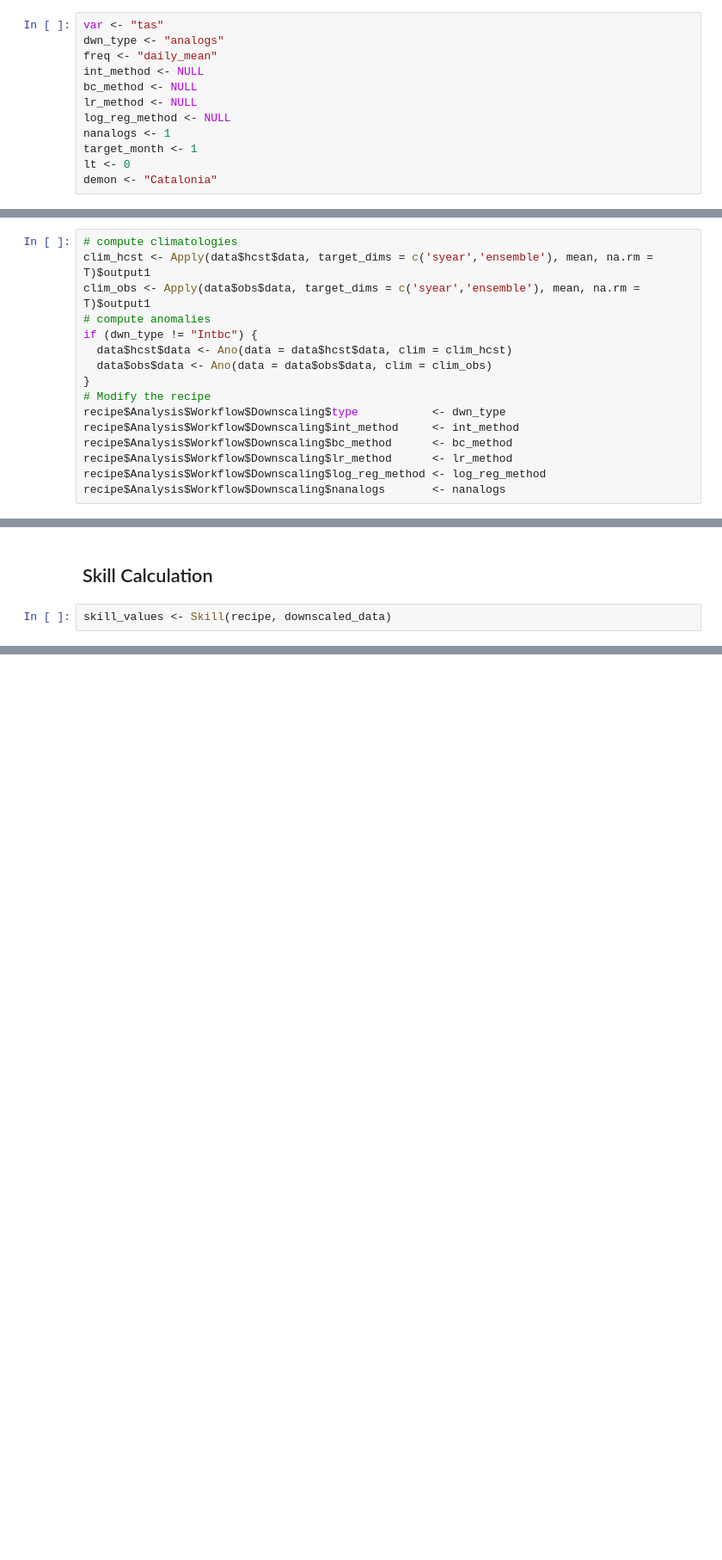
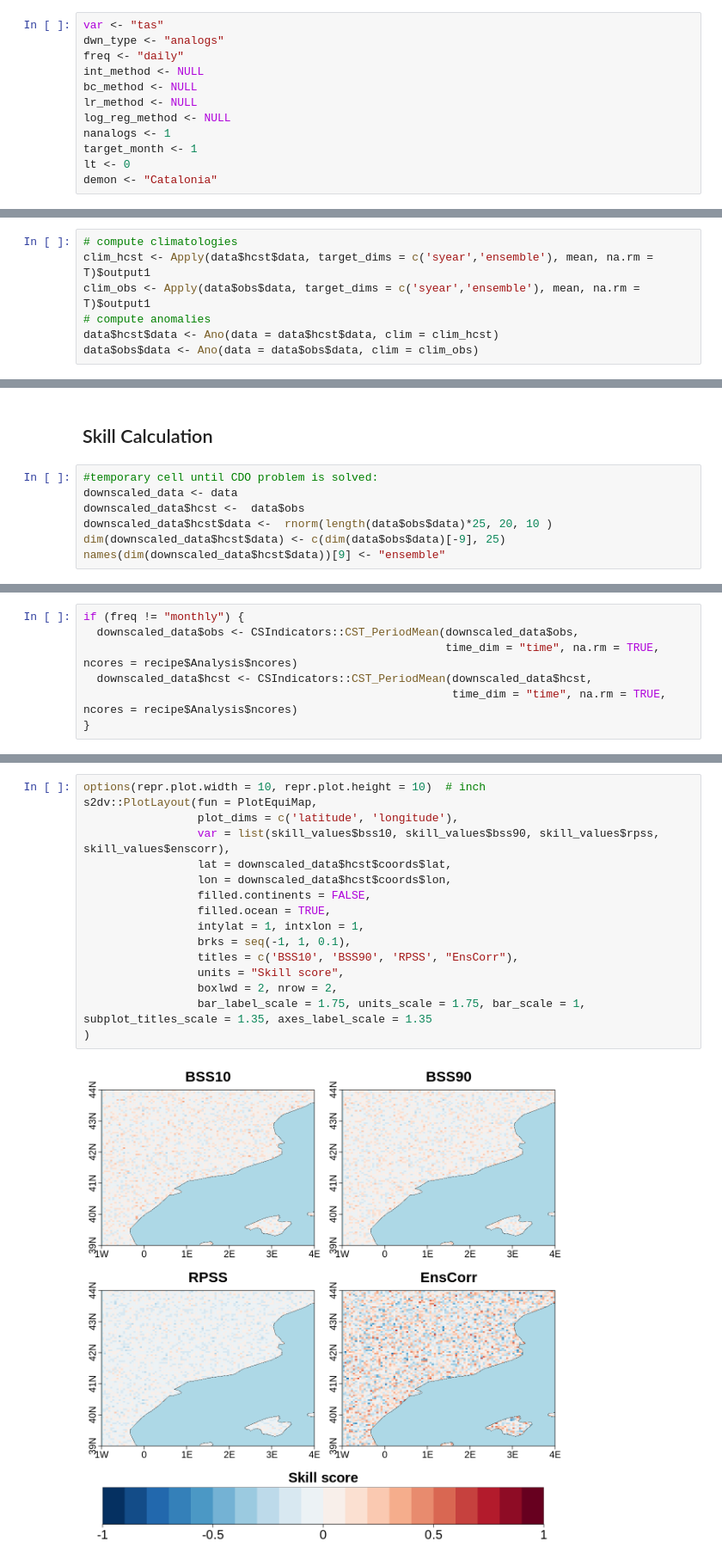
Before and after one commit to impetus4change/T31-ESD-hub, a Jupyter notebook: seasonal/Seasonal_ESD.ipynb, the cells around one changed output, grey strips where cells are left out. Shown at 86% size. Saved outputs shown, nothing was run; the diff lists cells and outputs as text; blank space fills up the shorter version.

```diff
--- a/seasonal/Seasonal_ESD.ipynb
+++ b/seasonal/Seasonal_ESD.ipynb
@@ -111,7 +92,7 @@ Warning message in Sys.setlocale("LC_ALL", "en_GB.UTF-8"):
 # %%
 var <- "tas"
 dwn_type <- "analogs"
-freq <- "daily_mean"
+freq <- "daily"
 int_method <- NULL
 bc_method <- NULL
 lr_method <- NULL
@@ -239,15 +229,6 @@ INFO  [2024-07-17 16:20:50] ---------------------------------------------
 clim_hcst <- Apply(data$hcst$data, target_dims = c('syear','ensemble'), mean, na.rm = T)$output1
 clim_obs <- Apply(data$obs$data, target_dims = c('syear','ensemble'), mean, na.rm = T)$output1
 # compute anomalies
-if (dwn_type != "Intbc") {
-  data$hcst$data <- Ano(data = data$hcst$data, clim = clim_hcst)
-  data$obs$data <- Ano(data = data$obs$data, clim = clim_obs)
-}
-# Modify the recipe
-recipe$Analysis$Workflow$Downscaling$type           <- dwn_type
-recipe$Analysis$Workflow$Downscaling$int_method     <- int_method
-recipe$Analysis$Workflow$Downscaling$bc_method      <- bc_method
-recipe$Analysis$Workflow$Downscaling$lr_method      <- lr_method
-recipe$Analysis$Workflow$Downscaling$log_reg_method <- log_reg_method
-recipe$Analysis$Workflow$Downscaling$nanalogs       <- nanalogs
+data$hcst$data <- Ano(data = data$hcst$data, clim = clim_hcst)
+data$obs$data <- Ano(data = data$obs$data, clim = clim_obs)
 # %% [markdown]
@@ -266,4 +257,9 @@ Warning message:
 # %% [markdown]
 ## Skill Calculation
 # %%
-skill_values <- Skill(recipe, downscaled_data)
+#temporary cell until CDO problem is solved:
+downscaled_data <- data
+downscaled_data$hcst <-  data$obs
+downscaled_data$hcst$data <-  rnorm(length(data$obs$data)*25, 20, 10 )
+dim(downscaled_data$hcst$data) <- c(dim(data$obs$data)[-9], 25)
+names(dim(downscaled_data$hcst$data))[9] <- "ensemble"
@@ -277,0 +280,7 @@ dim(skill_values$bss10)
+# %%
+if (freq != "monthly") {
+  downscaled_data$obs <- CSIndicators::CST_PeriodMean(downscaled_data$obs,
+                                                      time_dim = "time", na.rm = TRUE, ncores = recipe$Analysis$ncores)
+  downscaled_data$hcst <- CSIndicators::CST_PeriodMean(downscaled_data$hcst,
+                                                       time_dim = "time", na.rm = TRUE,  ncores = recipe$Analysis$ncores)
+}
@@ -277,0 +299,18 @@ dim(skill_values$bss10)
+# %%
+options(repr.plot.width = 10, repr.plot.height = 10)  # inch
+s2dv::PlotLayout(fun = PlotEquiMap,
+                 plot_dims = c('latitude', 'longitude'),
+                 var = list(skill_values$bss10, skill_values$bss90, skill_values$rpss, skill_values$enscorr),
+                 lat = downscaled_data$hcst$coords$lat,
+                 lon = downscaled_data$hcst$coords$lon,
+                 filled.continents = FALSE,
+                 filled.ocean = TRUE,
+                 intylat = 1, intxlon = 1,
+                 brks = seq(-1, 1, 0.1),
+                 titles = c('BSS10', 'BSS90', 'RPSS', "EnsCorr"),
+                 units = "Skill score",
+                 boxlwd = 2, nrow = 2,
+                 bar_label_scale = 1.75, units_scale = 1.75, bar_scale = 1, subplot_titles_scale = 1.35, axes_label_scale = 1.35
+)
+# %% [output]
+[figure, added]
```
Also changed, not shown: parts of 22 cells of this notebook, 1 other file.
